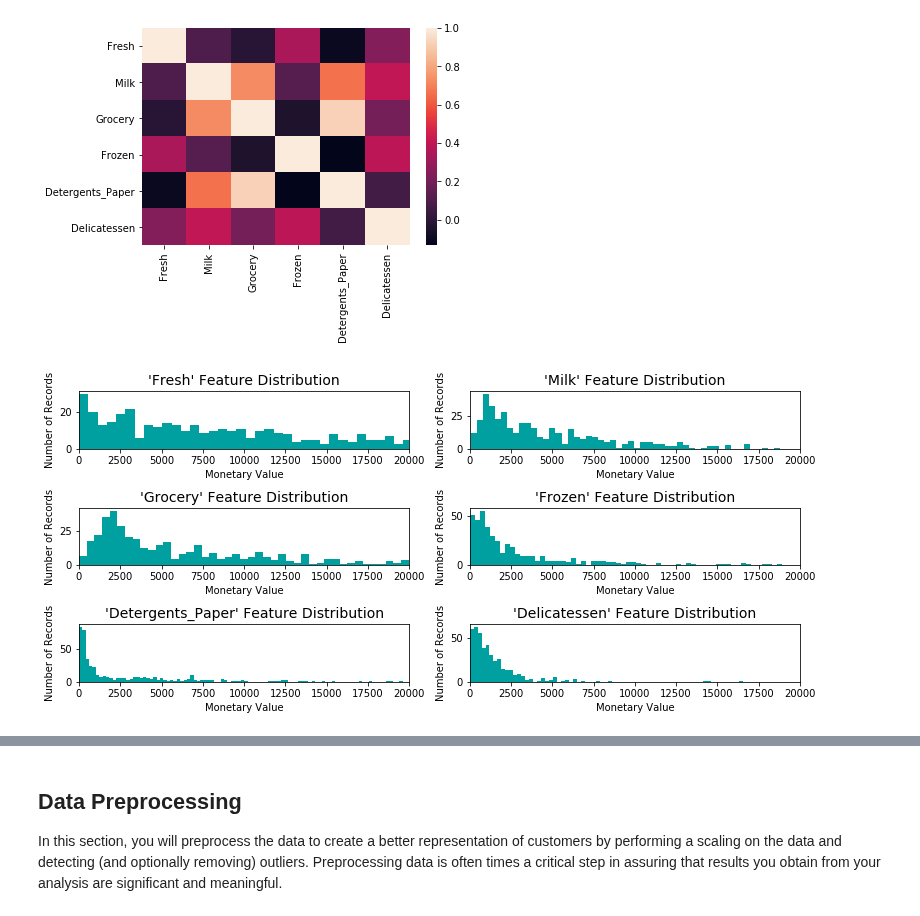
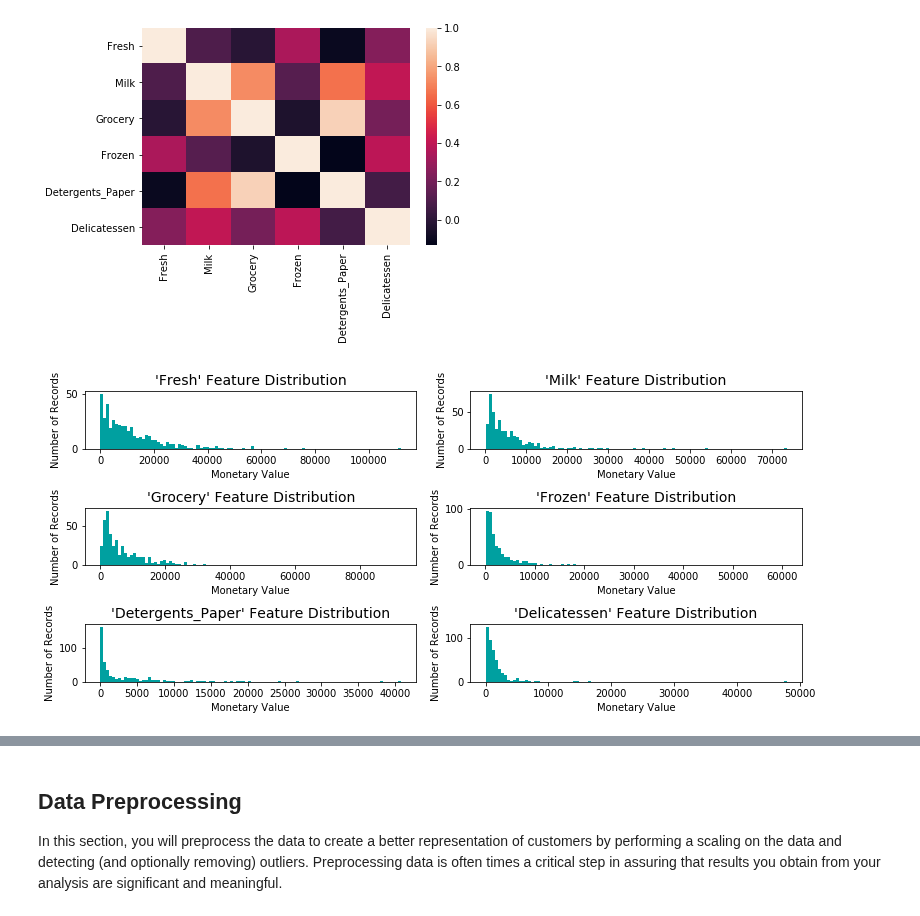
Before and after one commit to shabububu/machine-learning, a Jupyter notebook: projects/customer_segments/customer_segments.ipynb, the cells around one changed output, grey strips where cells are left out. Saved outputs shown, nothing was run; the diff lists cells and outputs as text; code cells hidden in the pictures.

```diff
--- a/projects/customer_segments/customer_segments.ipynb
+++ b/projects/customer_segments/customer_segments.ipynb
@@ -220,34 +220,34 @@ sns.heatmap(data.corr())
 # %%
 # HINT: Visualize the distribution of the data
 #
 # The code was initially taken from the finding_donors project and modified for this project.
 # I would have modified the visuals.py, but I think the instructions explicitly said not to change it,
 # so I'm putting it here.
 
 import matplotlib.pyplot as plt
 
 def plot_distribution(data):
     """
     Visualization code for displaying skewed distributions of features
     """
 
     # Create figure
     fig = plt.figure(figsize = (11,5));
 
     # Skewed feature plotting
     for i, feature in enumerate(['Fresh','Milk','Grocery','Frozen','Detergents_Paper','Delicatessen']):
         ax = fig.add_subplot(3, 2, i+1)
-        ax.hist(data[feature], bins = 200, color = '#00A0A0')
+        ax.hist(data[feature], bins = 100, color = '#00A0A0')
         ax.set_title("'%s' Feature Distribution"%(feature), fontsize = 14)
         ax.set_xlabel("Monetary Value")
         ax.set_ylabel("Number of Records")
-        ax.set_xlim((0, 20000)) # Cutting off some of the data for better visualization without outliers
+        #ax.set_xlim((0, 25000)) # Cutting off some of the data for better visualization without outliers
 
     fig.tight_layout()
     fig.show()
 
 plot_distribution(data)
 # %% [output]
-[figure, old version]
+[figure, new version]
 # %% [markdown]
 **Answer:**
```
Also changed, not shown: parts of 16 cells of this notebook.
